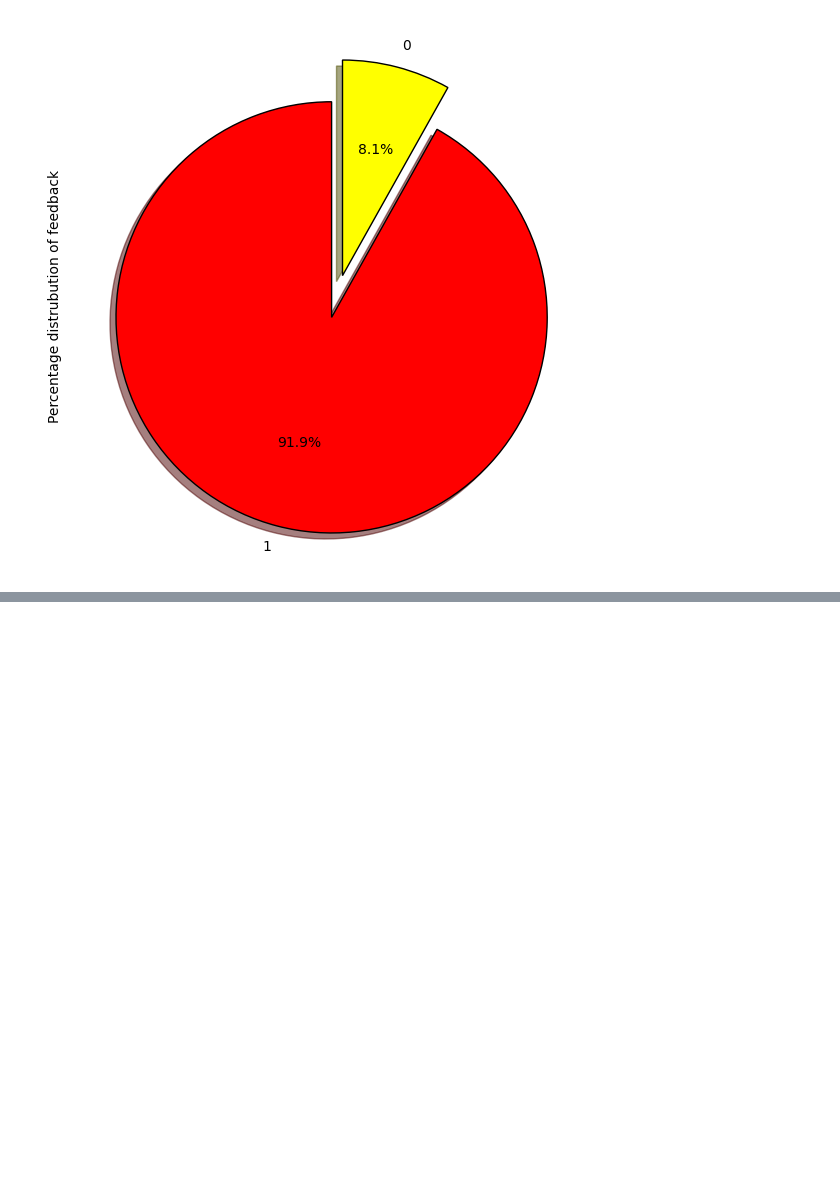
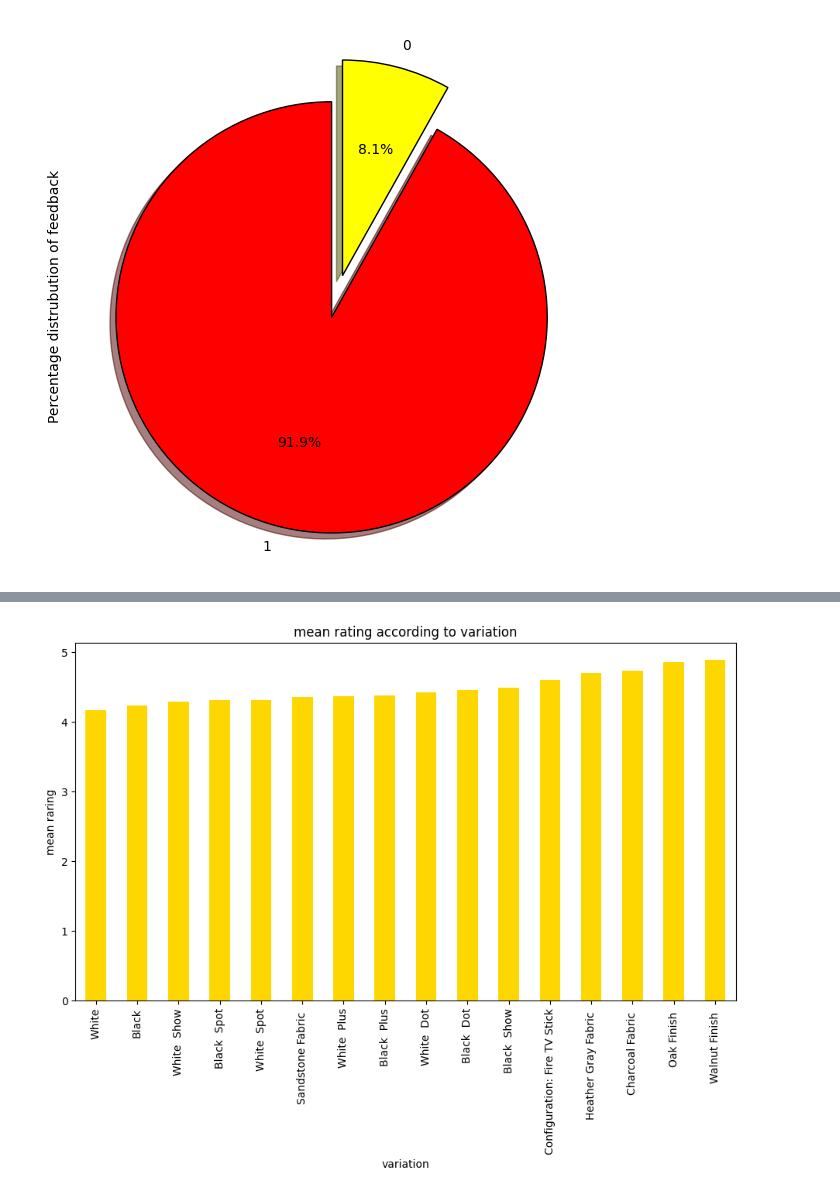
Before and after one commit to pragadishwaran22/amazon-review-SentimentAnalysis, a Jupyter notebook: model_SA.ipynb, the cells around one changed output, grey strips where cells are left out. Drawn from its saved outputs; the diff is of its cells as text; code cells hidden in the pictures; blank space fills up the shorter version.

```diff
--- a/model_SA.ipynb
+++ b/model_SA.ipynb
@@ -178,0 +267,8 @@ tags.plot(kind='pie',autopct='%1.1f%%',shadow=True,colors=colors,startangle=90,w
+# %%
+data.groupby('variation')['rating'].mean().sort_values().plot.bar(color='gold',figsize=(11,6))
+plt.title('mean rating according to variation')
+plt.xlabel('variation')
+plt.ylabel('mean raring')
+plt.show()
+# %% [output]
+[figure, added]
```
Also changed, not shown: parts of 12 cells of this notebook.
